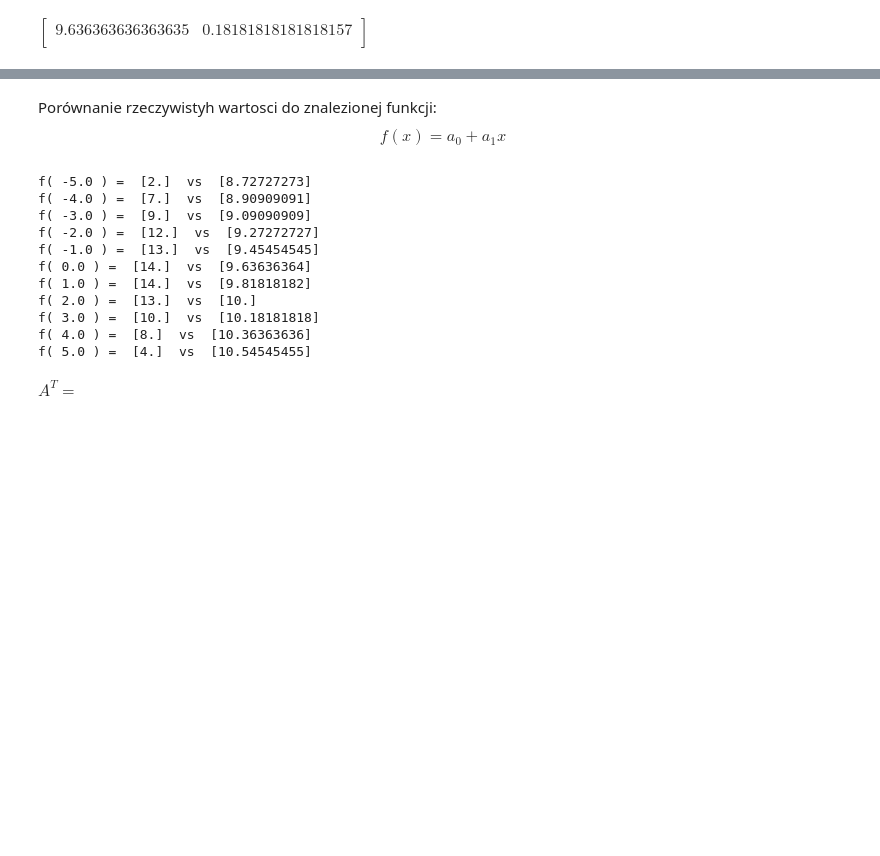
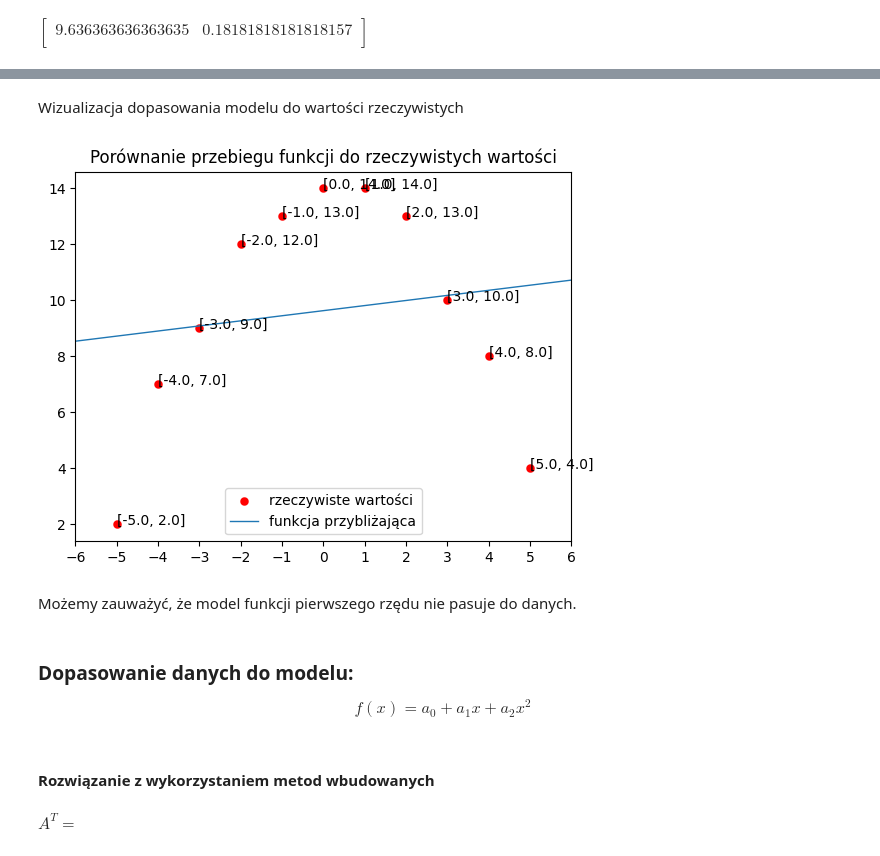
Before and after one commit to Dawid-Lukasiewicz/Numerical_Methodes, a Jupyter notebook: Lab3/zadanie4.ipynb, the cells around one changed output, grey strips where cells are left out. Drawn from its saved outputs; the diff is of its cells as text; code cells hidden in the pictures; blank space fills up the shorter version.

Commit message:
least square implem and plots for task 4

```diff
--- a/Lab3/zadanie4.ipynb
+++ b/Lab3/zadanie4.ipynb
@@ -28,0 +36,6 @@ $\displaystyle \begin{bmatrix}9.636363636363635&0.18181818181818157\\\end{bmatri
+# %%
+from solvers import least_square
+
+x = least_square(A, b)
+display(Math("x^T = "))
+mx.print_matrix(x.T)
@@ -29,25 +66,32 @@ $\displaystyle \begin{bmatrix}9.636363636363635&0.18181818181818157\\\end{bmatri
+# %% [markdown]
+Wizualizacja dopasowania modelu do wartości rzeczywistych
+# %%
+import matplotlib.pyplot as plt
+
+fig, ax = plt.subplots()
+
+ax.scatter(A[:, 1], b, linewidths=.1, c="red", label="rzeczywiste wartości")
+
+xPlot = np.arange(-6, 8, step=1)
+yPlot = x[0] + x[1]*xPlot
+ax.plot(xPlot, yPlot, linewidth=1, label="funkcja przybliżająca")
+
+for i in range(len(b)):
+    ax.text(A[i][1], b[i], s=fr"[{float(A[i][1])}, {float(b[i])}]")
+
+ax.set(xlim=(-6, 6), xticks=np.arange(-6, 7, step=1))
+plt.title("Porównanie przebiegu funkcji do rzeczywistych wartości")
+plt.legend(loc="lower center")
+plt.show()
+# %% [output]
+[figure, added]
+# %% [markdown]
+Możemy zauważyć, że model funkcji pierwszego rzędu nie pasuje do danych.
 # %% [markdown]
-Porównanie rzeczywistyh wartosci do znalezionej funkcji:
-$$ f(x) = a_0 + a_1 x$$
+### Dopasowanie danych do modelu:
+$$ f(x) = a_0 + a_1 x + a_2 x^2$$
-# %%
-samplesLen = len(b)
-coefsNum = len(x)
-y = []
-for i in range(samplesLen):
-    y.append(A[i][0]*x[0] + A[i][1]*x[1])
-    print("f(", A[i][1] , ") = ", b[i], " vs ", y[i])
-# %% [output]
-f( -5.0 ) =  [2.]  vs  [8.72727273]
-f( -4.0 ) =  [7.]  vs  [8.90909091]
-f( -3.0 ) =  [9.]  vs  [9.09090909]
-f( -2.0 ) =  [12.]  vs  [9.27272727]
-f( -1.0 ) =  [13.]  vs  [9.45454545]
-f( 0.0 ) =  [14.]  vs  [9.63636364]
-f( 1.0 ) =  [14.]  vs  [9.81818182]
-f( 2.0 ) =  [13.]  vs  [10.]
-f( 3.0 ) =  [10.]  vs  [10.18181818]
-f( 4.0 ) =  [8.]  vs  [10.36363636]
-f( 5.0 ) =  [4.]  vs  [10.54545455]
+# %% [markdown]
+#### Rozwiązanie z wykorzystaniem metod wbudowanych
 # %%
 A = np.loadtxt(os.path.join(zadania, "zad4B.txt"), float, delimiter=" ", ndmin=2)
 b = np.loadtxt(os.path.join(zadania, "zad4_b.txt"), float, delimiter=" ", ndmin=2)
```
Also changed, not shown: parts of 14 cells of this notebook.
